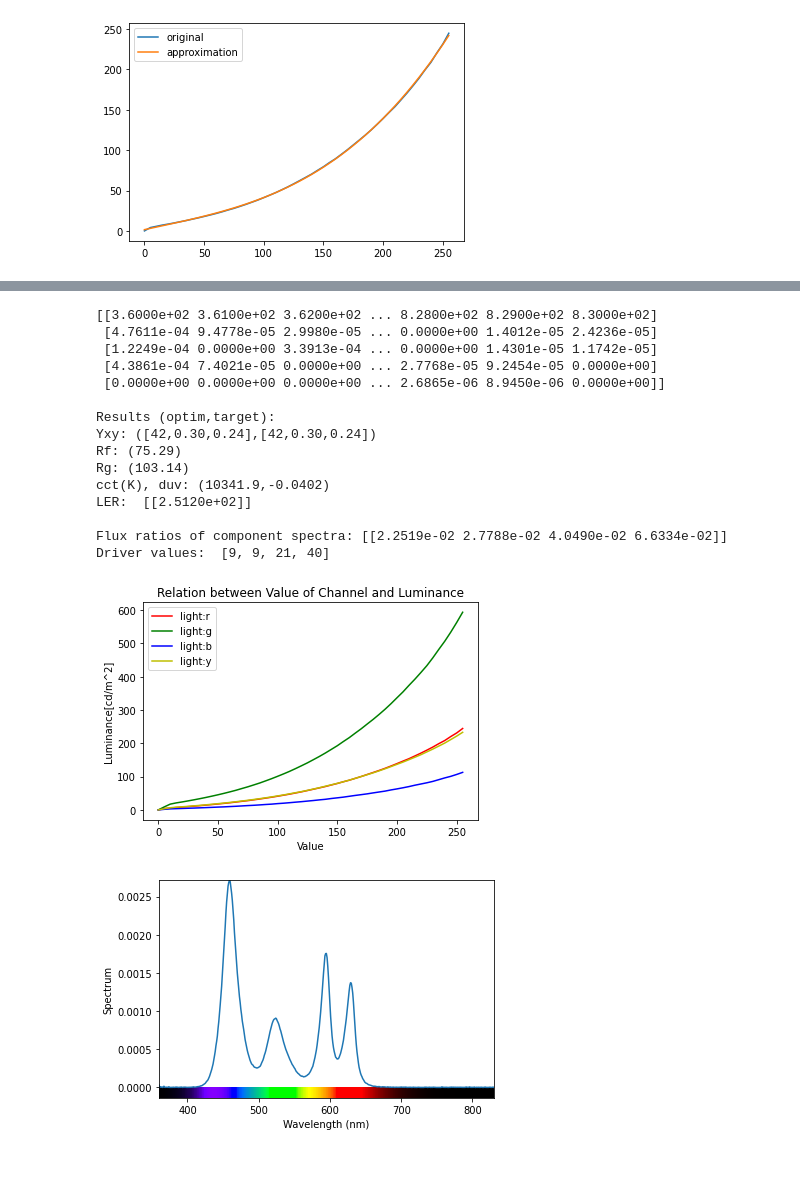
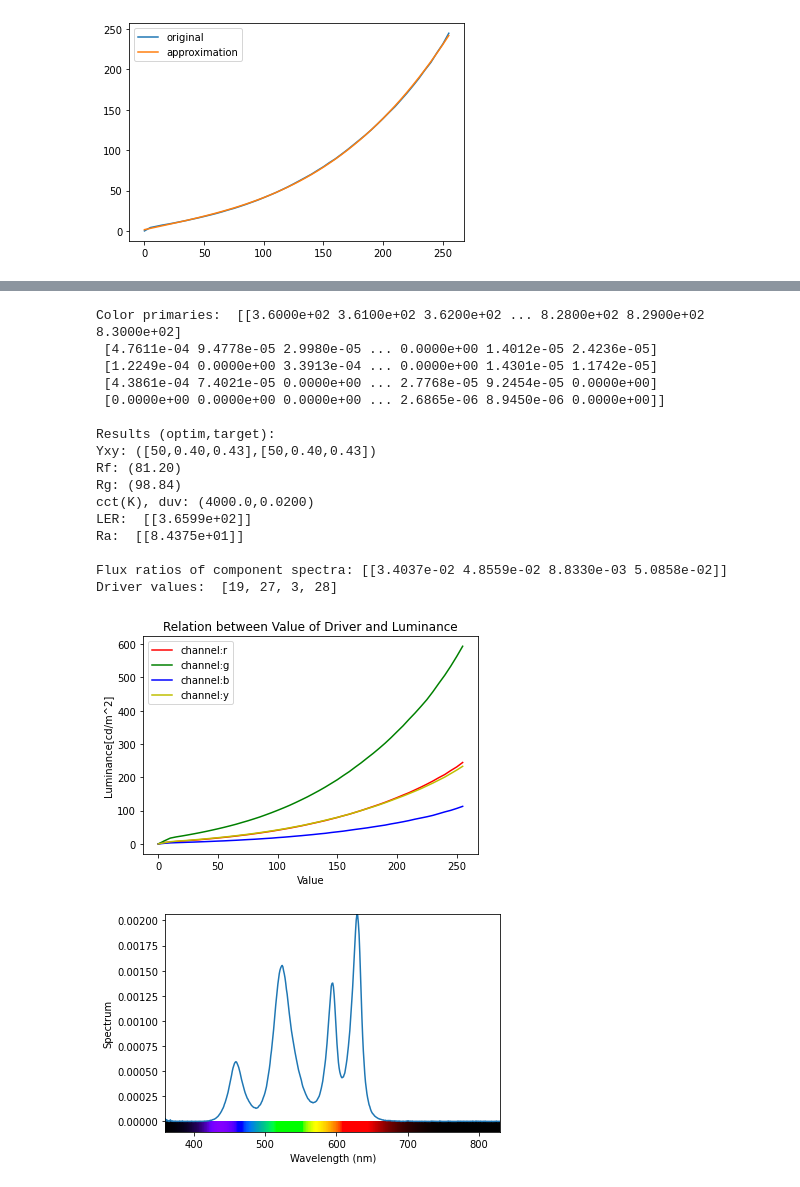
Before and after one commit to jovanakostres/lightingscience, a Jupyter notebook: Calculations.ipynb, the cells around one changed output, grey strips where cells are left out. Saved outputs shown, nothing was run; the diff lists cells and outputs as text; code cells hidden in the pictures.

```diff
--- a/Calculations.ipynb
+++ b/Calculations.ipynb
@@ -259,45 +366,38 @@ You should consider upgrading via the 'C:\Users\Jovana\Desktop\Virtual\LTechnolo
 # %%
-spdData = []
-largestLum = []
-interpolation_funcs = []
-digit = []
-primaries = []
-cp = []
-ct = []
-w = []
-obj_fcn = []
-obj_tar_vals = []
+#CALCULATION
 
-spdData = load_data('./data/spectrums2.txt', spdData)
-interpolation_funcs = get_luminance()
-plot_luminance()
+spdData = load_data('./data/spectrums2.txt')
+channels = spdData['Channel'].unique()
+interpolation_funcs, largestLum = get_luminance(spdData, channels)
+plot_luminance(spdData, channels)
 
-get_primaries()
-cp = get_cp()
-#ct = get_target_color_xyz()
-ct = get_target_color_yxy('spd')
+primaries = get_primaries(spdData,channels)
+#cp = get_cp(primaries)
+#ct = get_target_color_xyz('spd')
+ct = get_target_color_yxy('cct,duv', cct= 4000, duv = 0.02, Lum = 50)
 #w = three_color_mixing(cp, ct)
 #w = n_color_mixing(cp, ct)
-obj_fcn, obj_tar_vals = make_obj_fun('rf,rg', (90, 110))
-w = do_optimization()
-get_drivers()
+obj_fcn, obj_tar_vals = make_obj_fun('rf,rg', (90,110))
+w = do_optimization('1931_2', primaries, 'particleswarm', ct)
+digit = get_drivers(channels, w, largestLum)
 
 print('Driver values: ', digit)
 # %% [output]
-[[3.6000e+02 3.6100e+02 3.6200e+02 ... 8.2800e+02 8.2900e+02 8.3000e+02]
+Color primaries:  [[3.6000e+02 3.6100e+02 3.6200e+02 ... 8.2800e+02 8.2900e+02 8.3000e+02]
  [4.7611e-04 9.4778e-05 2.9980e-05 ... 0.0000e+00 1.4012e-05 2.4236e-05]
  [1.2249e-04 0.0000e+00 3.3913e-04 ... 0.0000e+00 1.4301e-05 1.1742e-05]
  [4.3861e-04 7.4021e-05 0.0000e+00 ... 2.7768e-05 9.2454e-05 0.0000e+00]
  [0.0000e+00 0.0000e+00 0.0000e+00 ... 2.6865e-06 8.9450e-06 0.0000e+00]]
 
 Results (optim,target):
-Yxy: ([42,0.30,0.24],[42,0.30,0.24])
-Rf: (75.29)
-Rg: (103.14)
-cct(K), duv: (10341.9,-0.0402)
-LER:  [[2.5120e+02]]
+Yxy: ([50,0.40,0.43],[50,0.40,0.43])
+Rf: (81.20)
+Rg: (98.84)
+cct(K), duv: (4000.0,0.0200)
+LER:  [[3.6599e+02]]
+Ra:  [[8.4375e+01]]
 
-Flux ratios of component spectra: [[2.2519e-02 2.7788e-02 4.0490e-02 6.6334e-02]]
-Driver values:  [9, 9, 21, 40]
+Flux ratios of component spectra: [[3.4037e-02 4.8559e-02 8.8330e-03 5.0858e-02]]
+Driver values:  [19, 27, 3, 28]
-[figure, old version]
+[figure, new version]
-[figure, old version]
+[figure, new version]
```
Also changed, not shown: parts of 8 cells of this notebook.
